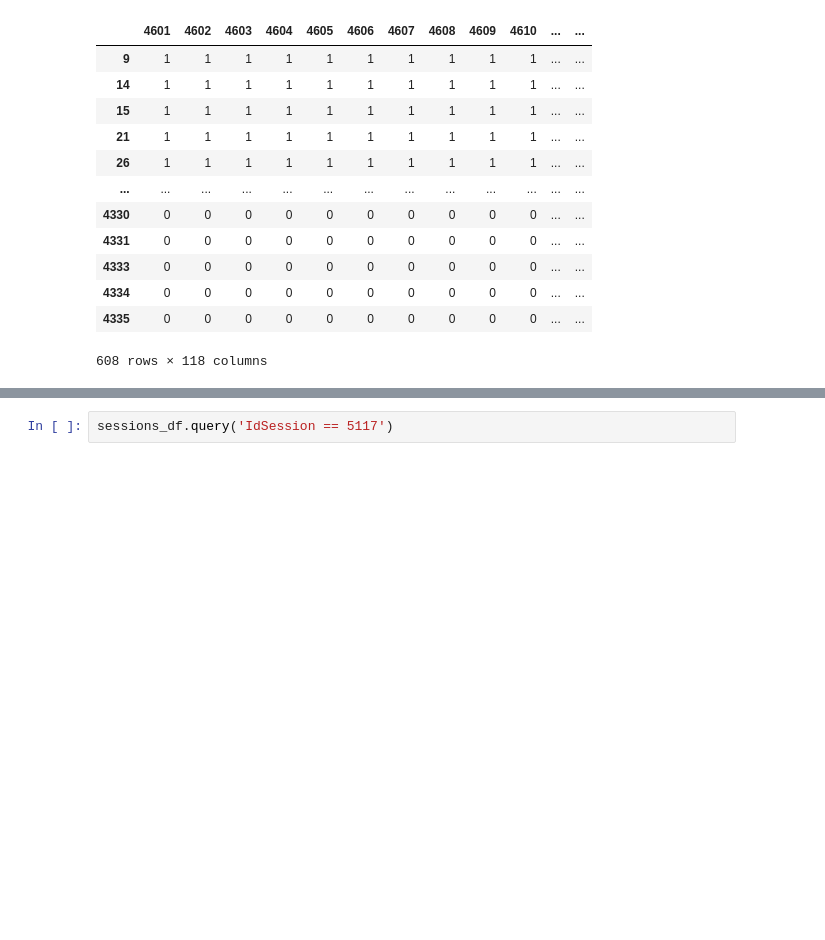
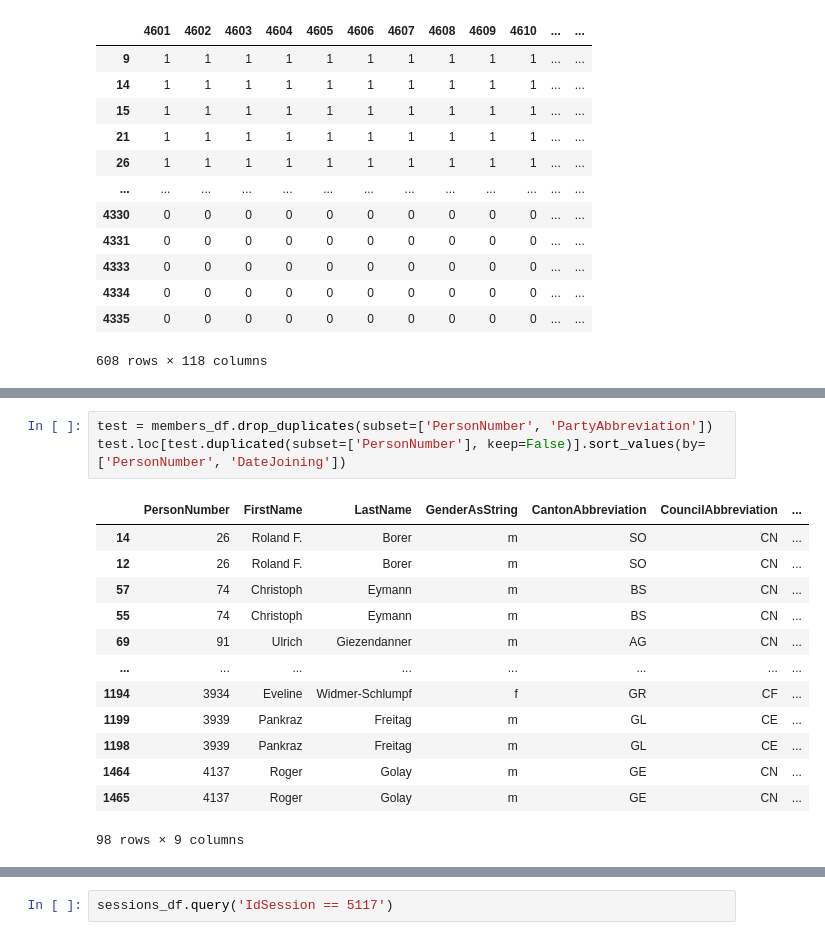
Before and after one commit to cgcrts/ef23_discours, a Jupyter notebook: data_processing.ipynb, the cells around one changed output, grey strips where cells are left out. Drawn from its saved outputs; the diff is of its cells as text; blank space fills up the shorter version.

```diff
--- a/data_processing.ipynb
+++ b/data_processing.ipynb
@@ -729,0 +815,17 @@ all_members_sessions_dict['CN']
+# %%
+test = members_df.drop_duplicates(subset=['PersonNumber', 'PartyAbbreviation'])
+test.loc[test.duplicated(subset=['PersonNumber'], keep=False)].sort_values(by=['PersonNumber', 'DateJoining'])
+# %% [output]
+|  | PersonNumber | FirstName | LastName | GenderAsString | CantonAbbreviation | CouncilAbbreviation | ... |
+| 14 | 26 | Roland F. | Borer | m | SO | CN | ... |
+| 12 | 26 | Roland F. | Borer | m | SO | CN | ... |
+| 57 | 74 | Christoph | Eymann | m | BS | CN | ... |
+| 55 | 74 | Christoph | Eymann | m | BS | CN | ... |
+| 69 | 91 | Ulrich | Giezendanner | m | AG | CN | ... |
+| ... | ... | ... | ... | ... | ... | ... | ... |
+| 1194 | 3934 | Eveline | Widmer-Schlumpf | f | GR | CF | ... |
+| 1199 | 3939 | Pankraz | Freitag | m | GL | CE | ... |
+| 1198 | 3939 | Pankraz | Freitag | m | GL | CE | ... |
+| 1464 | 4137 | Roger | Golay | m | GE | CN | ... |
+| 1465 | 4137 | Roger | Golay | m | GE | CN | ... |
+98 rows × 9 columns
```
Also changed, not shown: parts of 18 cells of this notebook, 5 other files.
